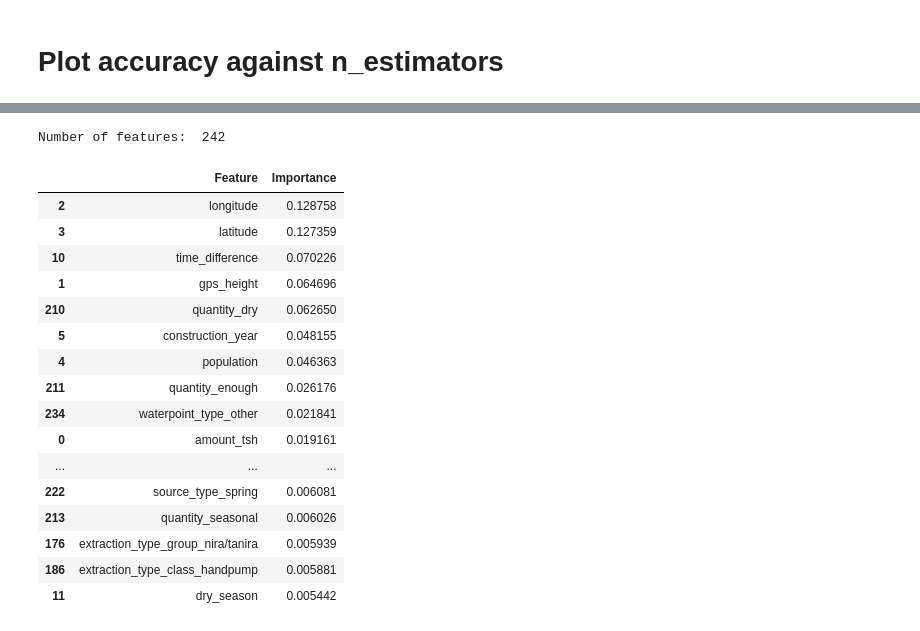
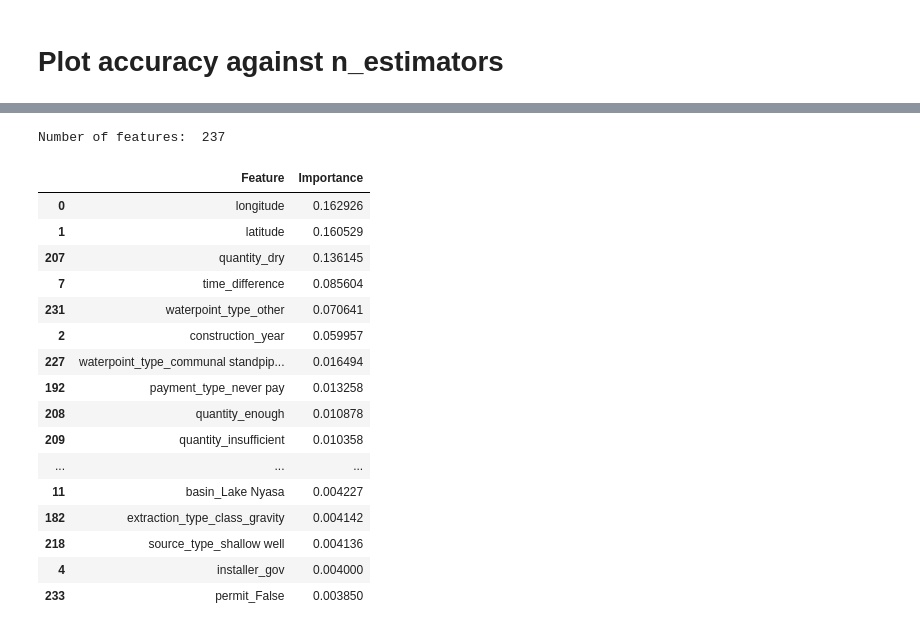
Before and after one commit to liufan2312/ORIE4741-DrivenData-Competition, a Jupyter notebook: Midterm Report Data.ipynb, the cells around one changed output, grey strips where cells are left out. Saved outputs shown, nothing was run; the diff lists cells and outputs as text; code cells hidden in the pictures.

```diff
--- a/Midterm Report Data.ipynb
+++ b/Midterm Report Data.ipynb
@@ -150,0 +156,6 @@ Test accuracy:  0.740740740741
+# %%
+# Fit SVM
+model = SVC(decision_function_shape='ovr', kernel='rbf')
+model.fit(x_train, y_train)
+print("Training accuracy: ", model.score(x_train, y_train))
+print("Cross validation accuracy: ", model.score(x_cv, y_cv))
@@ -150,0 +165,6 @@ Test accuracy:  0.740740740741
+# %%
+# Fit a single decision tree
+model = DecisionTreeClassifier(max_features=None, max_depth=20)
+model.fit(x_train, y_train)
+print("Training accuracy: ", model.score(x_train, y_train))
+print("Cross validation accuracy: ", model.score(x_cv, y_cv))
@@ -150,0 +174,8 @@ Test accuracy:  0.740740740741
+# %%
+# Fit bagging model
+base_model = DecisionTreeClassifier(max_features=None, max_depth=20)
+#base_model = LogisticRegression(penalty='l2', C=10, multi_class='ovr')
+model = BaggingClassifier(base_estimator=base_model, n_estimators=50)
+model.fit(x_train, y_train)
+print("Training accuracy: ", model.score(x_train, y_train))
+print("Cross validation accuracy: ", modelrf.score(x_cv, y_cv))
@@ -151,6 +185,6 @@ Test accuracy:  0.740740740741
 # %%
 # Fit random forest
-modelrf = RandomForestClassifier(n_estimators=50, max_depth=20, max_features='auto')
+modelrf = RandomForestClassifier(n_estimators=50, max_depth=20, max_features=None)
 modelrf.fit(x_train, y_train)
 print("Training accuracy: ", modelrf.score(x_train, y_train))
 print("Cross validation accuracy: ", modelrf.score(x_cv, y_cv))
@@ -196,26 +226,26 @@ plt.show()
 # %%
-importance = pd.DataFrame(model.feature_importances_, columns=['Importance'])
+importance = pd.DataFrame(modelrf.feature_importances_, columns=['Importance'])
 feature = pd.DataFrame(x_train.columns, columns=['Feature'])
 print("Number of features: ", feature.shape[0])
 fi = feature.join(importance.ix[:,])
 fi = fi.sort(['Importance'], ascending=False)
 fi.head(30)
 # %% [output]
-Number of features:  242
+Number of features:  237
 |  | Feature | Importance |
-| 2 | longitude | 0.128758 |
-| 3 | latitude | 0.127359 |
-| 10 | time_difference | 0.070226 |
-| 1 | gps_height | 0.064696 |
-| 210 | quantity_dry | 0.062650 |
-| 5 | construction_year | 0.048155 |
-| 4 | population | 0.046363 |
-| 211 | quantity_enough | 0.026176 |
-| 234 | waterpoint_type_other | 0.021841 |
-| 0 | amount_tsh | 0.019161 |
+| 0 | longitude | 0.162926 |
+| 1 | latitude | 0.160529 |
+| 207 | quantity_dry | 0.136145 |
+| 7 | time_difference | 0.085604 |
+| 231 | waterpoint_type_other | 0.070641 |
+| 2 | construction_year | 0.059957 |
+| 227 | waterpoint_type_communal standpip... | 0.016494 |
+| 192 | payment_type_never pay | 0.013258 |
+| 208 | quantity_enough | 0.010878 |
+| 209 | quantity_insufficient | 0.010358 |
 | ... | ... | ... |
-| 222 | source_type_spring | 0.006081 |
-| 213 | quantity_seasonal | 0.006026 |
-| 176 | extraction_type_group_nira/tanira | 0.005939 |
-| 186 | extraction_type_class_handpump | 0.005881 |
-| 11 | dry_season | 0.005442 |
+| 11 | basin_Lake Nyasa | 0.004227 |
+| 182 | extraction_type_class_gravity | 0.004142 |
+| 218 | source_type_shallow well | 0.004136 |
+| 4 | installer_gov | 0.004000 |
+| 233 | permit_False | 0.003850 |
```
Also changed, not shown: parts of 15 cells of this notebook, 2 other files.
